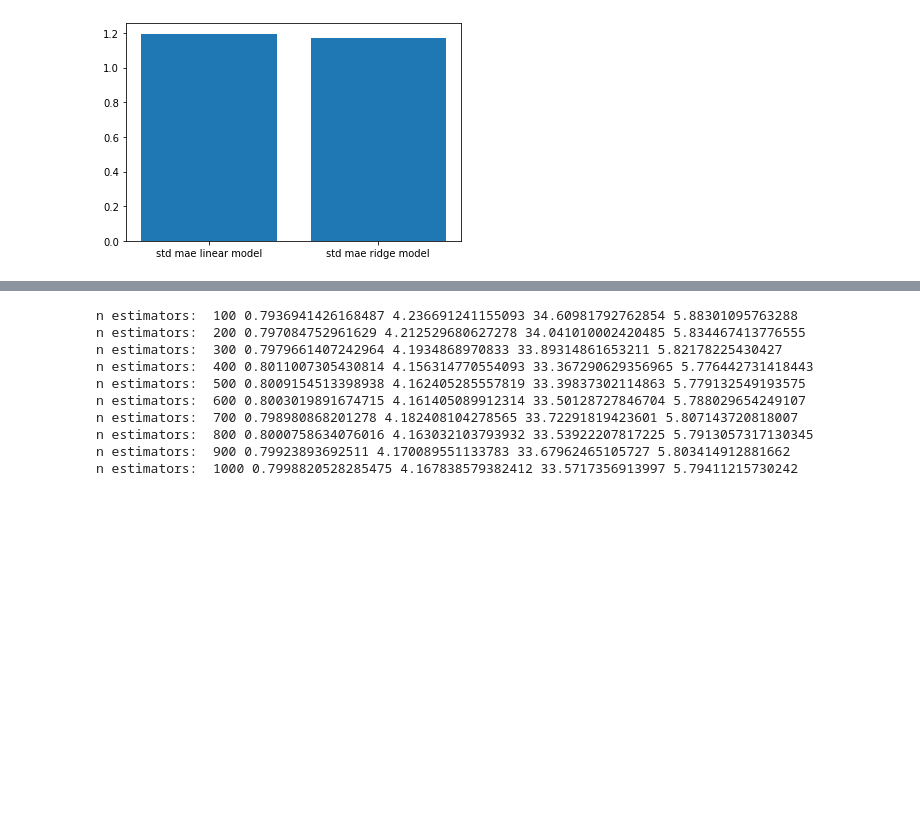
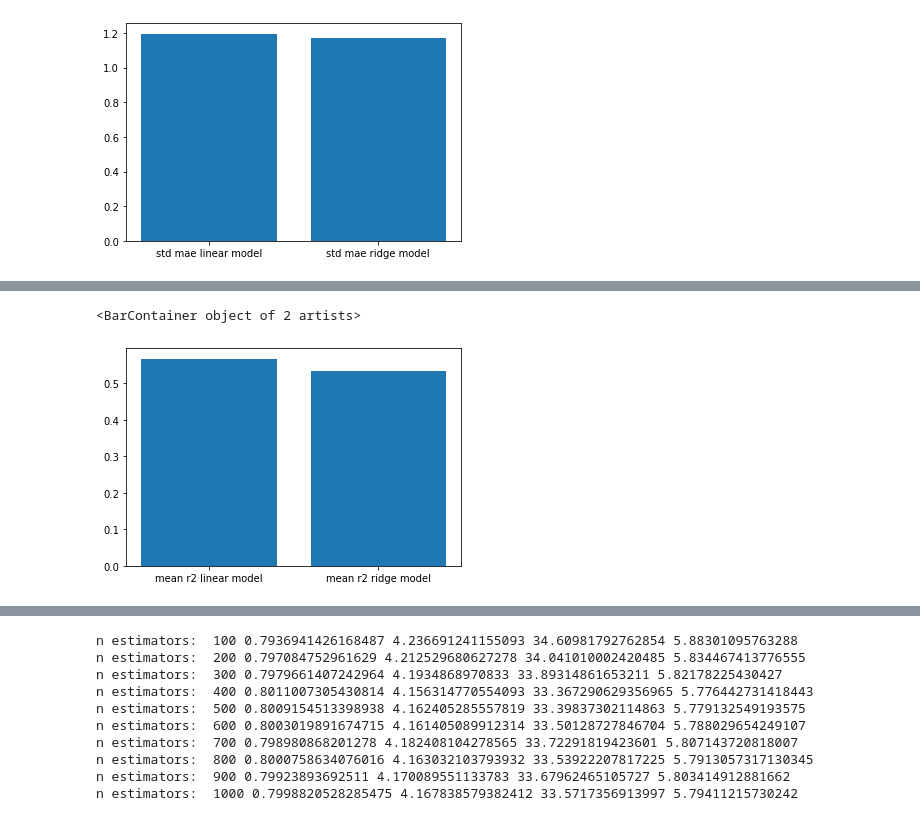
Before and after one commit to MatRom-coder/Real_estate, a Jupyter notebook: analyses/model_selection.ipynb, the cells around one changed output, grey strips where cells are left out. Cells and saved outputs as stored; diff of their text form; code cells hidden in the pictures; blank space fills up the shorter version.

```diff
--- a/analyses/model_selection.ipynb
+++ b/analyses/model_selection.ipynb
@@ -102,0 +128,5 @@ plt.bar(["std mae linear model", "std mae ridge model"], [np.std(lin_mae_scores)
+# %%
+plt.bar(["mean r2 linear model", "mean r2 ridge model"], [np.mean(lin_r2_scores), np.mean(ridge_r2_scores)])
+# %% [output]
+<BarContainer object of 2 artists>
+[figure, added]
```
Also changed, not shown: parts of 7 cells of this notebook, 2 other files.
